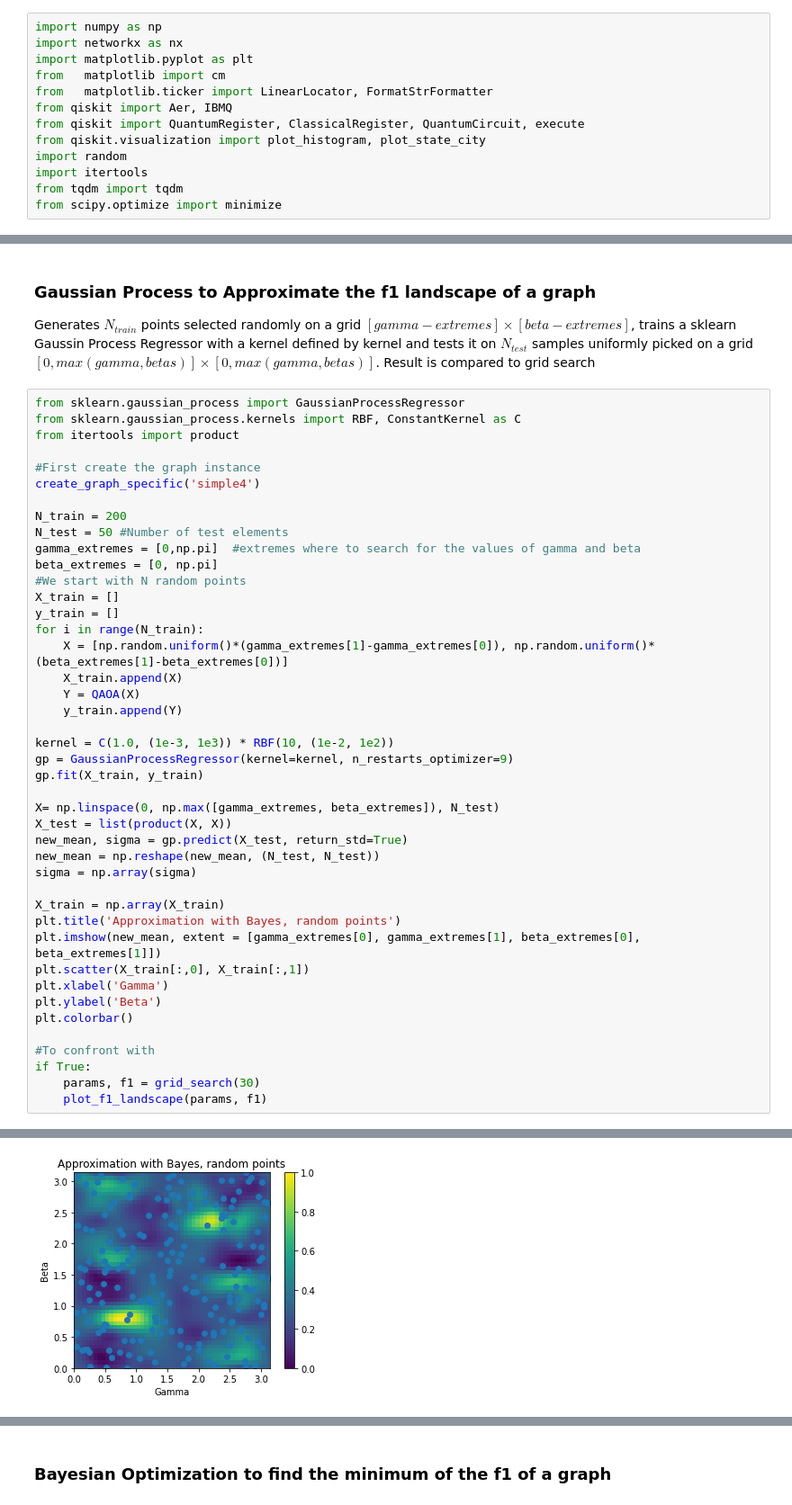
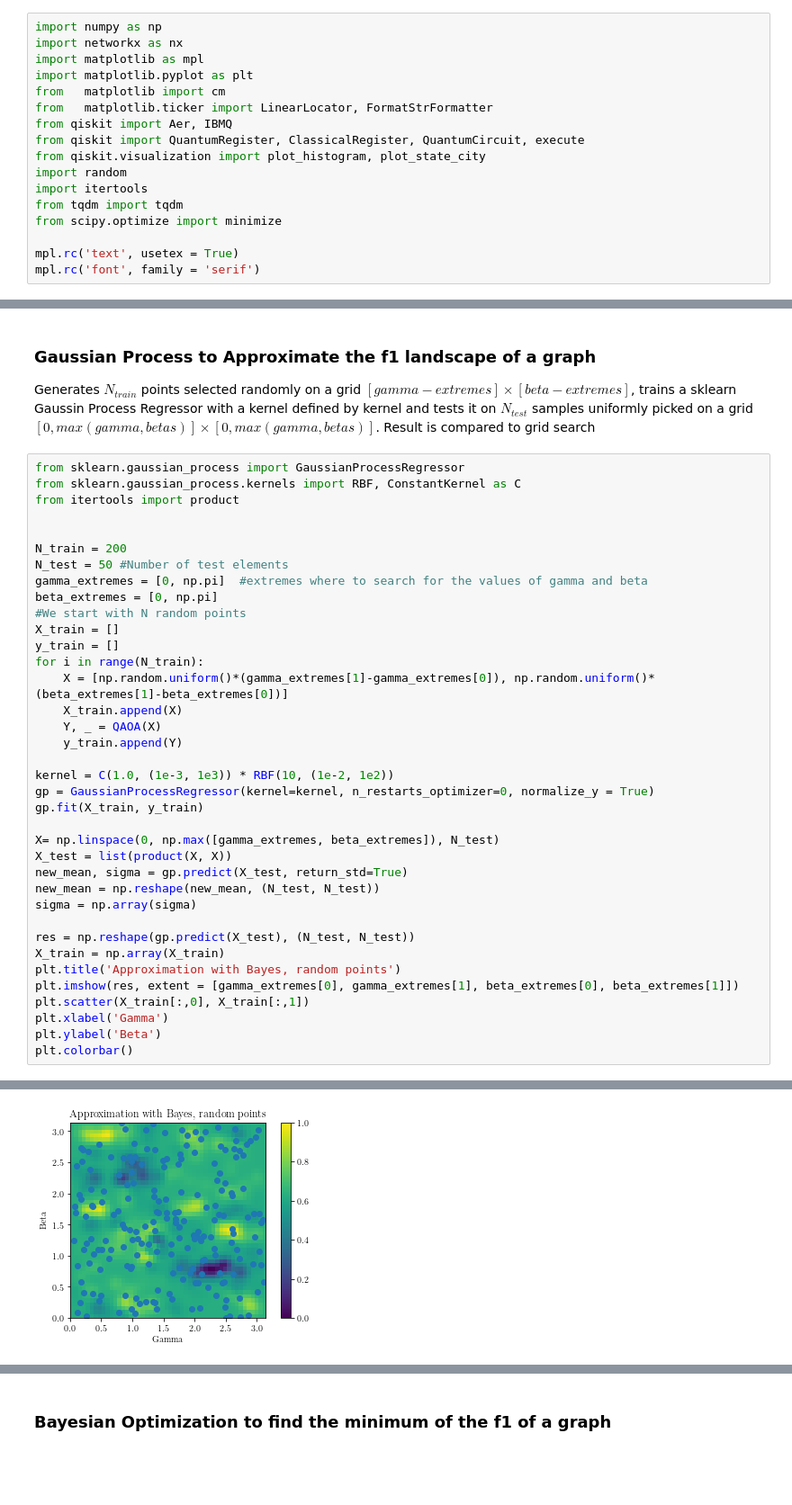
Before and after one commit to etignoneleitha/ifabquantum, a Jupyter notebook: notebooks/QAOA-Bayes.ipynb, the cells around one changed output, grey strips where cells are left out. Shown at 90% size. Drawn from its saved outputs; the diff is of its cells as text; blank space fills up the shorter version.

```diff
--- a/notebooks/QAOA-Bayes.ipynb
+++ b/notebooks/QAOA-Bayes.ipynb
@@ -6,6 +6,7 @@ Applicazione di un processo di ottimizzazione bayesiana al QAOA.
 # %%
 import numpy as np
 import networkx as nx
+import matplotlib as mpl
 import matplotlib.pyplot as plt
 from   matplotlib import cm
 from   matplotlib.ticker import LinearLocator, FormatStrFormatter
@@ -16,6 +17,9 @@ import random
 import itertools
 from tqdm import tqdm
 from scipy.optimize import minimize
+
+mpl.rc('text', usetex = True)
+mpl.rc('font', family = 'serif')
 # %% [markdown]
 ### Qaoa
 alcuni metodi per runnare il qaoa con qiskit
@@ -272,12 +317,10 @@ from sklearn.gaussian_process import GaussianProcessRegressor
 from sklearn.gaussian_process.kernels import RBF, ConstantKernel as C
 from itertools import product
 
-#First create the graph instance
-create_graph_specific('simple4')
 
 N_train = 200
 N_test = 50 #Number of test elements
-gamma_extremes = [0,np.pi]  #extremes where to search for the values of gamma and beta
+gamma_extremes = [0, np.pi]  #extremes where to search for the values of gamma and beta
 beta_extremes = [0, np.pi]
 #We start with N random points
 X_train = []
@@ -285,11 +328,11 @@ y_train = []
 for i in range(N_train):
     X = [np.random.uniform()*(gamma_extremes[1]-gamma_extremes[0]), np.random.uniform()*(beta_extremes[1]-beta_extremes[0])]
     X_train.append(X)
-    Y = QAOA(X)
+    Y, _ = QAOA(X)
     y_train.append(Y)
 
 kernel = C(1.0, (1e-3, 1e3)) * RBF(10, (1e-2, 1e2))
-gp = GaussianProcessRegressor(kernel=kernel, n_restarts_optimizer=9)
+gp = GaussianProcessRegressor(kernel=kernel, n_restarts_optimizer=0, normalize_y = True)
 gp.fit(X_train, y_train)
 
 X= np.linspace(0, np.max([gamma_extremes, beta_extremes]), N_test)
@@ -298,16 +341,12 @@ new_mean, sigma = gp.predict(X_test, return_std=True)
 new_mean = np.reshape(new_mean, (N_test, N_test))
 sigma = np.array(sigma)
 
+res = np.reshape(gp.predict(X_test), (N_test, N_test))
 X_train = np.array(X_train)
 plt.title('Approximation with Bayes, random points')
-plt.imshow(new_mean, extent = [gamma_extremes[0], gamma_extremes[1], beta_extremes[0], beta_extremes[1]])
+plt.imshow(res, extent = [gamma_extremes[0], gamma_extremes[1], beta_extremes[0], beta_extremes[1]])
 plt.scatter(X_train[:,0], X_train[:,1])
 plt.xlabel('Gamma')
 plt.ylabel('Beta')
 plt.colorbar()
-
-#To confront with
-if True:
-    params, f1 = grid_search(30)
-    plot_f1_landscape(params, f1)
 # %% [output]
@@ -314 +354 @@ if True:
-[figure, old version]
+[figure, new version]
```
Also changed, not shown: parts of 12 cells of this notebook, 3 other files.
